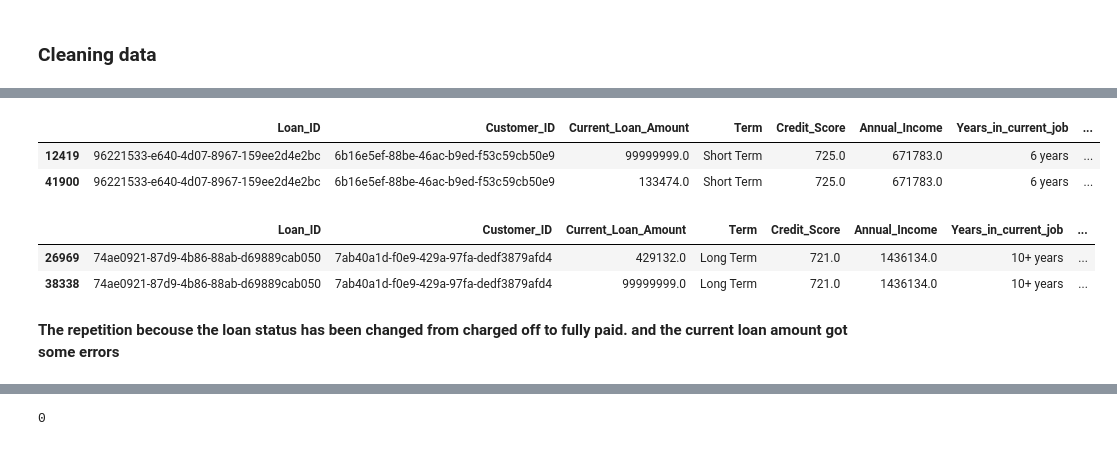
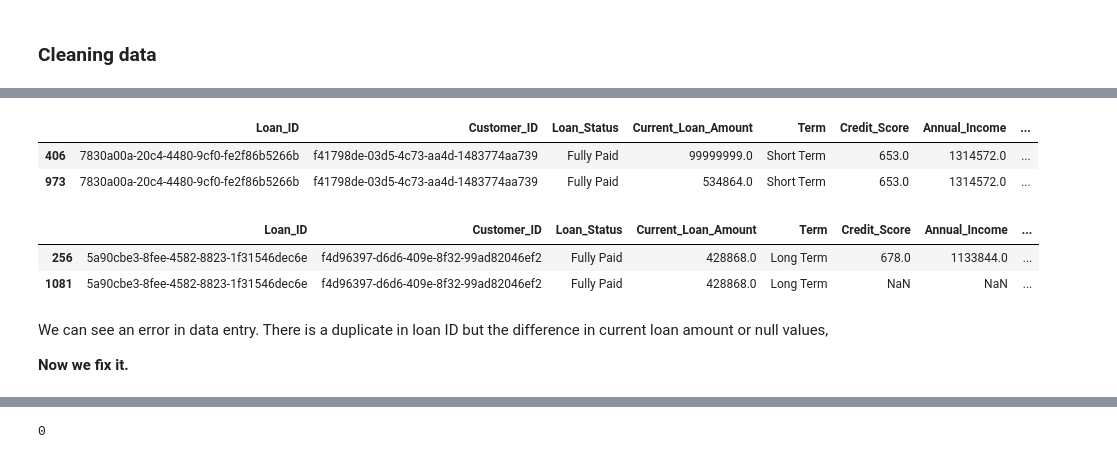
Before and after one commit to iamal95/Bank-Loan-classification, a Jupyter notebook: Code/Bank-Loan-classification.ipynb, the cells around one changed output, grey strips where cells are left out. Cells and saved outputs as stored; diff of their text form; code cells hidden in the pictures.

```diff
--- a/Code/Bank-Loan-classification.ipynb
+++ b/Code/Bank-Loan-classification.ipynb
@@ -28,6 +30,4 @@ from sklearn.linear_model import LogisticRegression
 # %%
-df1 = pd.read_csv('credit_test.csv')
-df2 = pd.read_csv('credit_train.csv')
-df= pd.concat([df1,df2], axis=0, ignore_index=True)   # concat two dataset
+df = pd.read_csv('credit_train.csv')
 df
 # %% [output]
@@ -129,2 +107,0 @@ df2[df2['Loan ID'].duplicated()]
-# %%
-df = df.drop_duplicates()#.duplicated().sum()
@@ -217,2 +131,0 @@ df[df.Loan_ID.duplicated()].sort_values(by=['Loan_ID', 'Customer_ID'])
-# %%
-df = df.dropna(subset = ['Loan_ID'])
@@ -465,0 +267,10 @@ The duplicate in Customer ID in test: 453
+# %%
+# drop duplicates rows
+# train
+df_train.drop_duplicates(inplace=True)
+
+# val
+df_val.drop_duplicates(inplace=True)
+
+# test
+df_test.drop_duplicates(inplace=True)
@@ -497,17 +334,19 @@ df_train[df_train.Loan_ID.duplicated()]
 # %%
-df_train[df_train['Loan_ID'] == '96221533-e640-4d07-8967-159ee2d4e2bc']
+df_train[df_train['Loan_ID'] == '7830a00a-20c4-4480-9cf0-fe2f86b5266b']
 # %% [output]
-|  | Loan_ID | Customer_ID | Current_Loan_Amount | Term | Credit_Score | Annual_Income | Years_in_current_job | ... |
-| 12419 | 96221533-e640-4d07-8967-159ee2d4e2bc | 6b16e5ef-88be-46ac-b9ed-f53c59cb50e9 | 99999999.0 | Short Term | 725.0 | 671783.0 | 6 years | ... |
-| 41900 | 96221533-e640-4d07-8967-159ee2d4e2bc | 6b16e5ef-88be-46ac-b9ed-f53c59cb50e9 | 133474.0 | Short Term | 725.0 | 671783.0 | 6 years | ... |
+|  | Loan_ID | Customer_ID | Loan_Status | Current_Loan_Amount | Term | Credit_Score | Annual_Income | ... |
+| 406 | 7830a00a-20c4-4480-9cf0-fe2f86b5266b | f41798de-03d5-4c73-aa4d-1483774aa739 | Fully Paid | 99999999.0 | Short Term | 653.0 | 1314572.0 | ... |
+| 973 | 7830a00a-20c4-4480-9cf0-fe2f86b5266b | f41798de-03d5-4c73-aa4d-1483774aa739 | Fully Paid | 534864.0 | Short Term | 653.0 | 1314572.0 | ... |
 # %%
-df_train[df_train['Loan_ID'] == '74ae0921-87d9-4b86-88ab-d69889cab050']
+df_train[df_train['Loan_ID'] == '5a90cbe3-8fee-4582-8823-1f31546dec6e']
 # %% [output]
-|  | Loan_ID | Customer_ID | Current_Loan_Amount | Term | Credit_Score | Annual_Income | Years_in_current_job | ... |
-| 26969 | 74ae0921-87d9-4b86-88ab-d69889cab050 | 7ab40a1d-f0e9-429a-97fa-dedf3879afd4 | 429132.0 | Long Term | 721.0 | 1436134.0 | 10+ years | ... |
-| 38338 | 74ae0921-87d9-4b86-88ab-d69889cab050 | 7ab40a1d-f0e9-429a-97fa-dedf3879afd4 | 99999999.0 | Long Term | 721.0 | 1436134.0 | 10+ years | ... |
+|  | Loan_ID | Customer_ID | Loan_Status | Current_Loan_Amount | Term | Credit_Score | Annual_Income | ... |
+| 256 | 5a90cbe3-8fee-4582-8823-1f31546dec6e | f4d96397-d6d6-409e-8f32-99ad82046ef2 | Fully Paid | 428868.0 | Long Term | 678.0 | 1133844.0 | ... |
+| 1081 | 5a90cbe3-8fee-4582-8823-1f31546dec6e | f4d96397-d6d6-409e-8f32-99ad82046ef2 | Fully Paid | 428868.0 | Long Term | NaN | NaN | ... |
-# %% [markdown]
-**The repetition becouse the loan status has been changed from charged off to fully paid. and the current loan amount got some errors**
+# %% [markdown]
+We can see an error in data entry. There is a duplicate in loan ID but the difference in current loan amount or null values,
+
+**Now we fix it.**
 # %%
 df_train[(df_train.Loan_ID.duplicated() & (df_train['Current_Loan_Amount'] == 99999999.0))]
 # %% [output]
```
Also changed, not shown: parts of 115 cells of this notebook.
